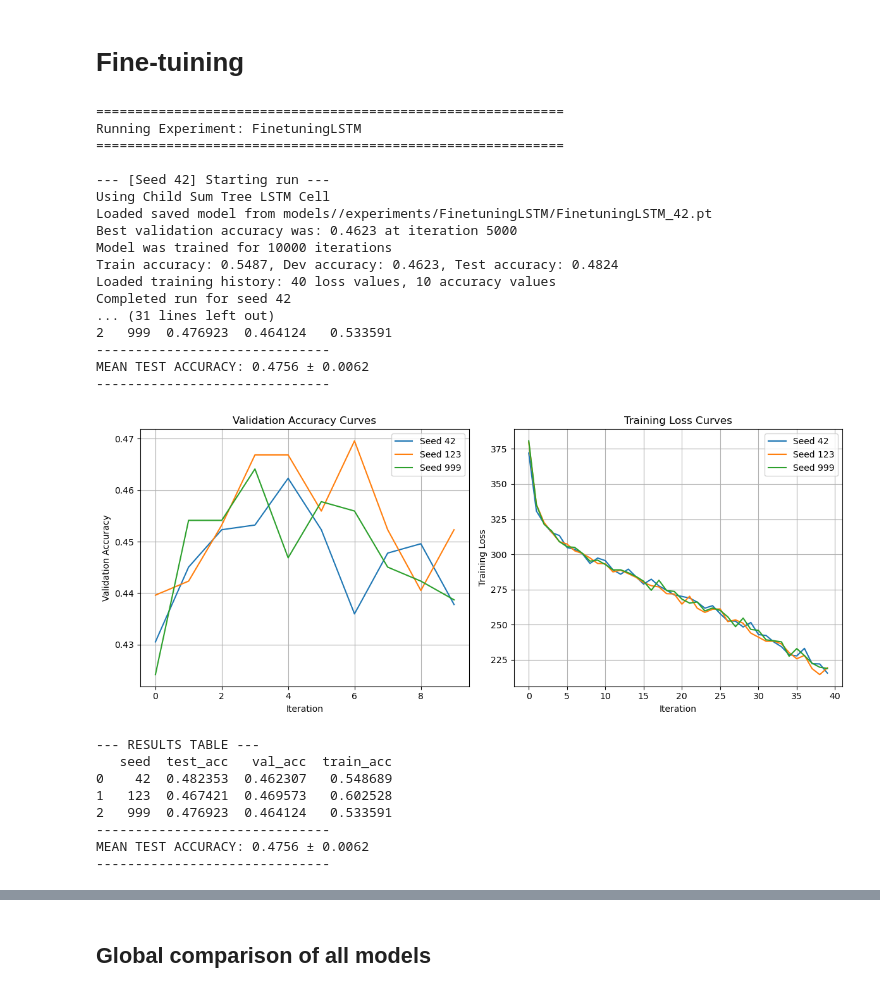
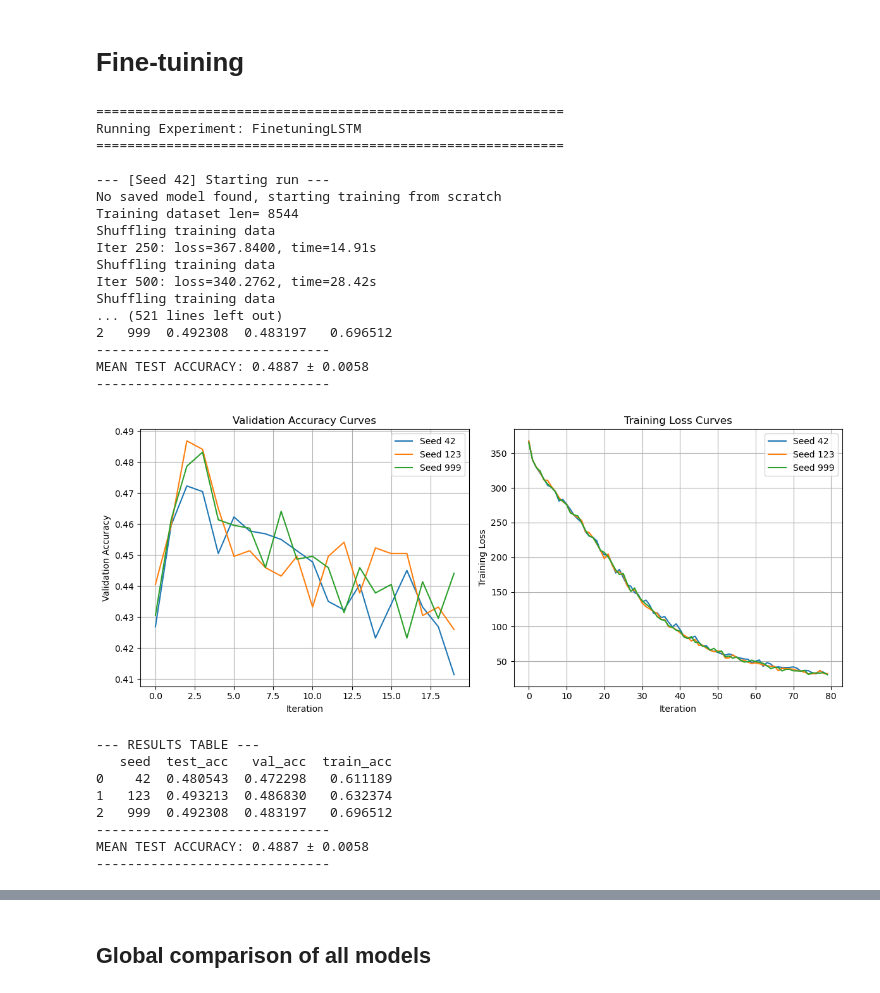
Before and after one commit to NiccoloCase/uva-nlp-1-assignments, a Jupyter notebook: assignment2/NLP1_2025_Practical_2.ipynb, the cells around one changed output, grey strips where cells are left out. Cells and saved outputs as stored; diff of their text form; code cells hidden in the pictures.

Commit message:
new training of finetuned model

```diff
--- a/assignment2/NLP1_2025_Practical_2.ipynb
+++ b/assignment2/NLP1_2025_Practical_2.ipynb
@@ -3703,52 +3703,52 @@ def train_lstm_finetuining_experiment(model_name):
     optimizer = torch.optim.Adam([
         {'params': rest_params, 'lr': 1e-3}, # <--- different learning rate for embeddings and network
         {'params': embedding_params, 'lr': 1e-4}
     ], weight_decay=1e-4) # <--- weight decay
 
 
 
     res = load_or_train_model(
         lstm_finetuned_model, optimizer, num_iterations=20000,
         print_every=250, eval_every=1000,
         batch_size=25,
         batch_fn=get_minibatch,
         prep_fn=prepare_minibatch,
         eval_fn=evaluate, model_name=model_name)
 
     return lstm_finetuned_model, res
 
 
 lstm_finetuining_experiment = Experiment("FinetuningLSTM", vocab=glove)
-lstm_finetuining_experiment.run_experiment(train_child_sumtree_lstm_experiment)
+lstm_finetuining_experiment.run_experiment(train_lstm_finetuining_experiment)
 
 lstm_finetuining_experiment.plot_results()
 lstm_finetuining_experiment.print_results()
 # %% [output]
 ============================================================
 Running Experiment: FinetuningLSTM
 ============================================================
 
 --- [Seed 42] Starting run ---
-Using Child Sum Tree LSTM Cell
-Loaded saved model from models//experiments/FinetuningLSTM/FinetuningLSTM_42.pt
-Best validation accuracy was: 0.4623 at iteration 5000
-Model was trained for 10000 iterations
-Train accuracy: 0.5487, Dev accuracy: 0.4623, Test accuracy: 0.4824
-Loaded training history: 40 loss values, 10 accuracy values
-Completed run for seed 42
-... (31 lines left out)
-2   999  0.476923  0.464124   0.533591
+No saved model found, starting training from scratch
+Training dataset len= 8544
+Shuffling training data
+Iter 250: loss=367.8400, time=14.91s
+Shuffling training data
+Iter 500: loss=340.2762, time=28.42s
+Shuffling training data
+... (521 lines left out)
+2   999  0.492308  0.483197   0.696512
 ------------------------------
-MEAN TEST ACCURACY: 0.4756 ± 0.0062
+MEAN TEST ACCURACY: 0.4887 ± 0.0058
 ------------------------------
-[figure, old version]
+[figure, new version]
 --- RESULTS TABLE ---
    seed  test_acc   val_acc  train_acc
-0    42  0.482353  0.462307   0.548689
-1   123  0.467421  0.469573   0.602528
-2   999  0.476923  0.464124   0.533591
+0    42  0.480543  0.472298   0.611189
+1   123  0.493213  0.486830   0.632374
+2   999  0.492308  0.483197   0.696512
 ------------------------------
-MEAN TEST ACCURACY: 0.4756 ± 0.0062
+MEAN TEST ACCURACY: 0.4887 ± 0.0058
 ------------------------------
 # %%
 finetune_experiments = [lstm_finetuining_experiment , glove_lstm_experiment]
```
Also changed, not shown: parts of 5 cells of this notebook, 3 other files.
